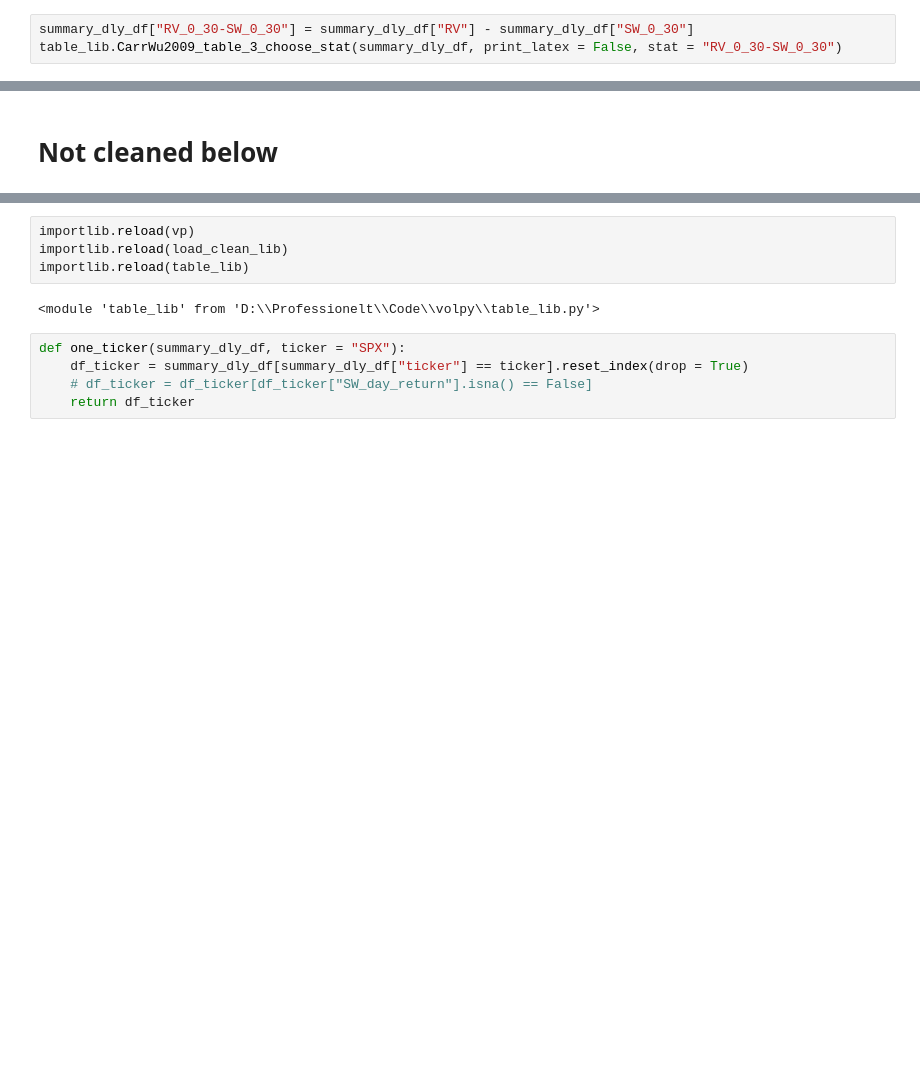
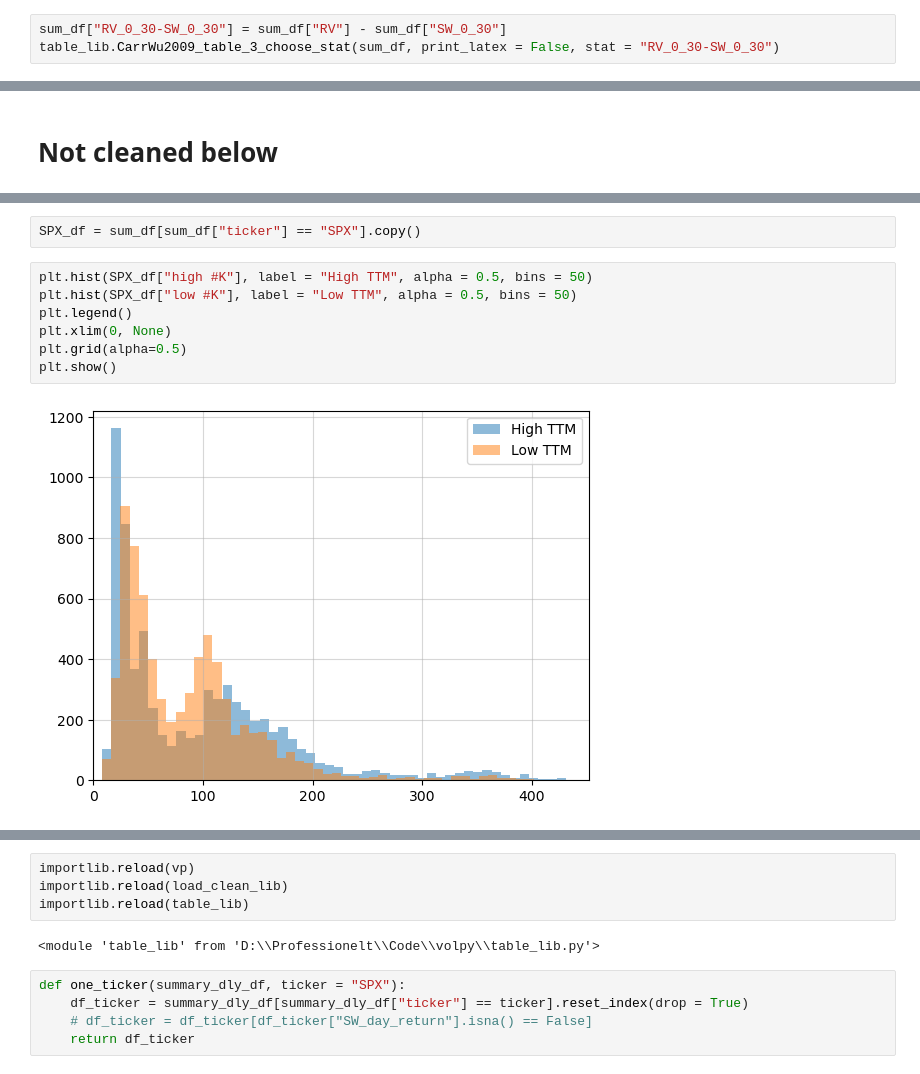
Before and after one commit to MadsHebsgaard/volpy, a Jupyter notebook: Mads work.ipynb, the cells around one changed output, grey strips where cells are left out. Drawn from its saved outputs; the diff is of its cells as text; blank space fills up the shorter version.

```diff
--- a/Mads work.ipynb
+++ b/Mads work.ipynb
@@ -102,6 +98,6 @@ table_lib.CarrWu2009_table_3(summary_dly_df, print_latex = False)
 # %%
-summary_dly_df["RV_0_30-SW_0_30"] = summary_dly_df["RV"] - summary_dly_df["SW_0_30"]
-table_lib.CarrWu2009_table_3_choose_stat(summary_dly_df, print_latex = False, stat = "RV_0_30-SW_0_30")
+sum_df["RV_0_30-SW_0_30"] = sum_df["RV"] - sum_df["SW_0_30"]
+table_lib.CarrWu2009_table_3_choose_stat(sum_df, print_latex = False, stat = "RV_0_30-SW_0_30")
 # %% [output]
 |  | ticker | Mean | Std | Auto | Skew | Kurt | t |
 | 2 | SPX | -1.048730 | 5.543912 | 0.889571 | 5.597785 | 72.157790 | -4.106317 |
@@ -118,0 +152,11 @@ table_lib.CarrWu2009_table_3_choose_stat(summary_dly_df, print_latex = False, st
+# %%
+SPX_df = sum_df[sum_df["ticker"] == "SPX"].copy()
+# %%
+plt.hist(SPX_df["high #K"], label = "High TTM", alpha = 0.5, bins = 50)
+plt.hist(SPX_df["low #K"], label = "Low TTM", alpha = 0.5, bins = 50)
+plt.legend()
+plt.xlim(0, None)
+plt.grid(alpha=0.5)
+plt.show()
+# %% [output]
+[figure, added]
```
Also changed, not shown: parts of 18 cells of this notebook, 7 other files.
